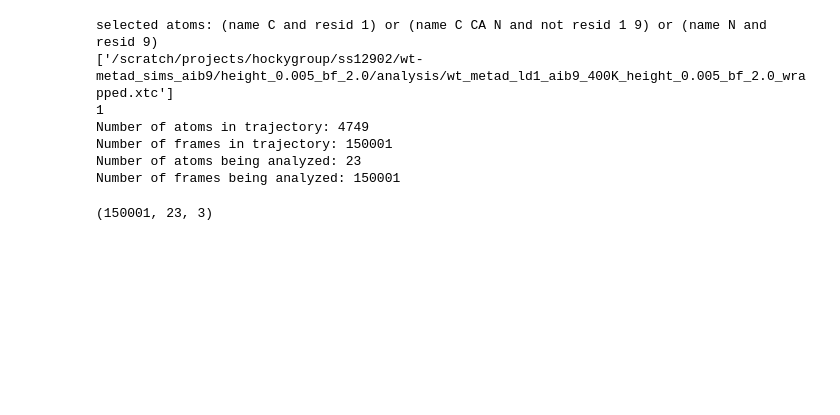
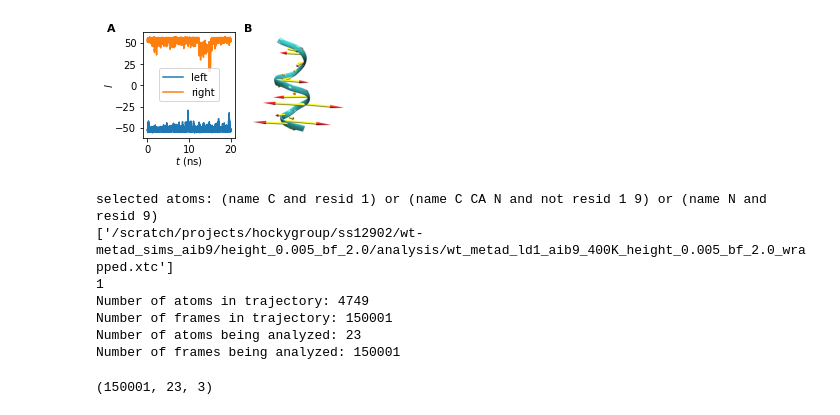
Before and after one commit to SasmalSubarna/posLDA_paper_2023, a Jupyter notebook: AIB9/notebooks/aib9_figures_pLDA.ipynb, the cells around one changed output. Cells and saved outputs as stored; diff of their text form; code cells hidden in the pictures; blank space fills up the shorter version.

```diff
--- a/AIB9/notebooks/aib9_figures_pLDA.ipynb
+++ b/AIB9/notebooks/aib9_figures_pLDA.ipynb
@@ -10,3 +55,28 @@ kbt = 0.794882 # from PLUMED at 400.0K
+# %%
+import string
+fig, axs = plt.subplots(1,2, figsize=(3.33,2))
+axs[0].plot(time_in_ns,ld_left,label='left')
+axs[0].plot(time_in_ns,ld_right,label='right')
+axs[0].set_ylabel("$l$",labelpad=0)
+axs[0].set_xlabel("$t$ (ns)",labelpad=0)
+axs[0].legend(loc='center')
+axs[0].set_xticks((0,10,20))
+
+img = plt.imread(open("../aib9_porcupine_new_tight.tga",'rb'))
+axs[1].imshow(img)
+axs[1].axis('off')
+
+axs[0].text(-0.4, 1.0, string.ascii_uppercase[0], transform=axs[0].transAxes,
+            size=11, weight='bold')
+
+axs[0].text(1.1, 1.0, string.ascii_uppercase[1], transform=axs[0].transAxes,
+            size=11, weight='bold')
+
+plt.tight_layout(pad=0)
+if os.path.exists(output_directory):
+    plt.savefig(os.path.join(output_directory,'aib9_training_porcupine.pdf'),bbox_inches='tight')
+# %% [output]
+[figure, added]
 # %%
 # read trajectory data
 data_path = "/scratch/projects/hockygroup/ss12902/wt-metad_sims_aib9/height_0.005_bf_2.0/analysis"
```
Also changed, not shown: parts of 17 cells of this notebook.
